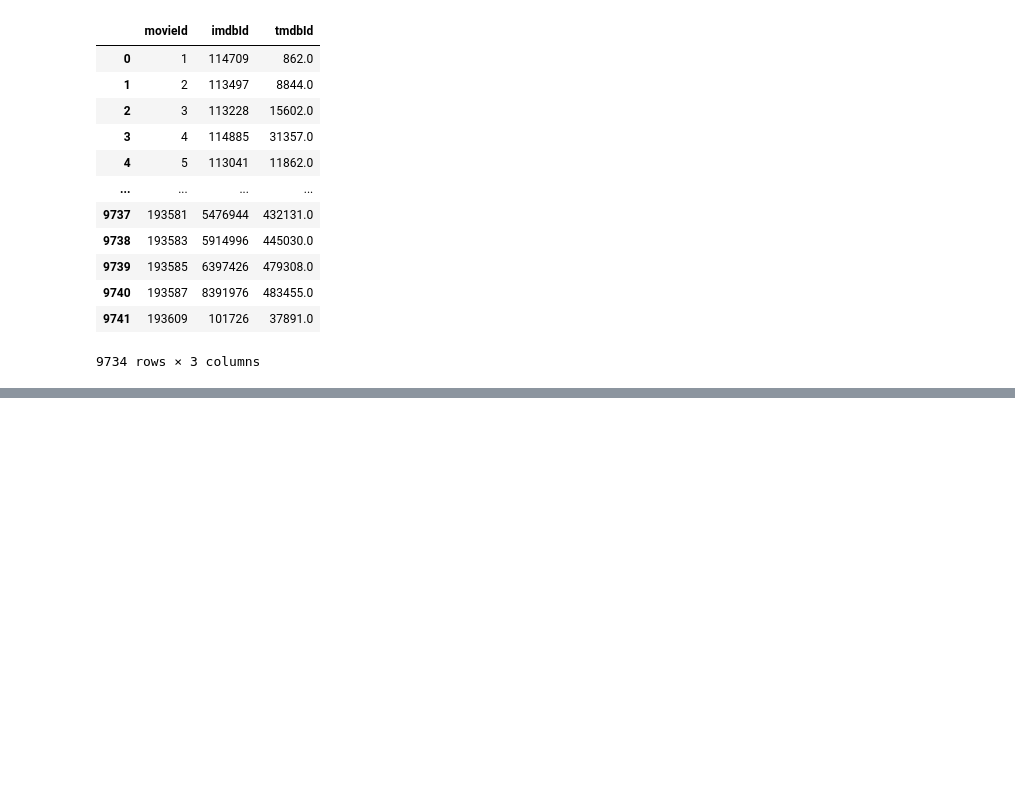
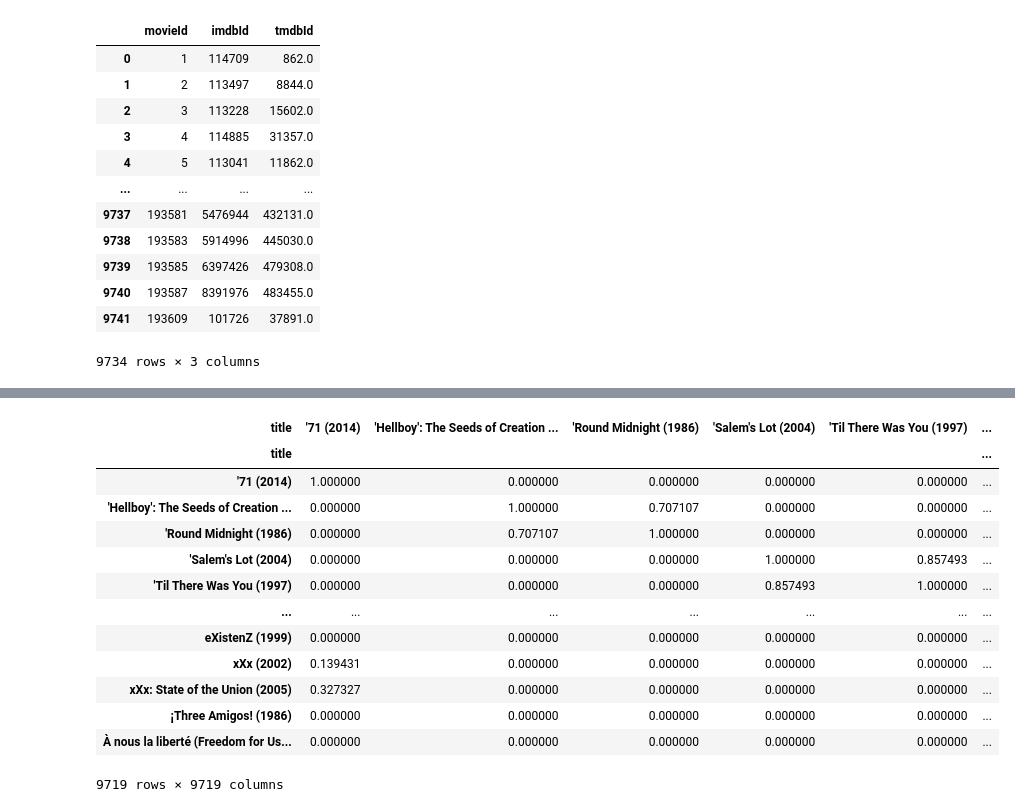
Before and after one commit to Liixxn/MovieMender, a Jupyter notebook: Movielens_recomendador.ipynb, the cells around one changed output, grey strips where cells are left out. Saved outputs shown, nothing was run; the diff lists cells and outputs as text; code cells hidden in the pictures; blank space fills up the shorter version.

```diff
--- a/Movielens_recomendador.ipynb
+++ b/Movielens_recomendador.ipynb
@@ -140,0 +227,4 @@ PermissionError: [Errno 13] Permission denied: 'ss.csv'
+# %%
+#se hace con la transpuesta de la matriz creada anteriormente
+similitud_movies = cosine_similarity(sparse_rating.T)
+similitud_movies
@@ -140,0 +263,18 @@ PermissionError: [Errno 13] Permission denied: 'ss.csv'
+# %%
+df_similitud_movies = pd.DataFrame(similitud_movies, index=ratings_tabe.columns, columns=ratings_tabe.columns)
+df_similitud_movies
+# %% [output]
+| title | '71 (2014) | 'Hellboy': The Seeds of Creation ... | 'Round Midnight (1986) | 'Salem's Lot (2004) | 'Til There Was You (1997) | ... |
+| title |  |  |  |  |  | ... |
+| '71 (2014) | 1.000000 | 0.000000 | 0.000000 | 0.000000 | 0.000000 | ... |
+| 'Hellboy': The Seeds of Creation ... | 0.000000 | 1.000000 | 0.707107 | 0.000000 | 0.000000 | ... |
+| 'Round Midnight (1986) | 0.000000 | 0.707107 | 1.000000 | 0.000000 | 0.000000 | ... |
+| 'Salem's Lot (2004) | 0.000000 | 0.000000 | 0.000000 | 1.000000 | 0.857493 | ... |
+| 'Til There Was You (1997) | 0.000000 | 0.000000 | 0.000000 | 0.857493 | 1.000000 | ... |
+| ... | ... | ... | ... | ... | ... | ... |
+| eXistenZ (1999) | 0.000000 | 0.000000 | 0.000000 | 0.000000 | 0.000000 | ... |
+| xXx (2002) | 0.139431 | 0.000000 | 0.000000 | 0.000000 | 0.000000 | ... |
+| xXx: State of the Union (2005) | 0.327327 | 0.000000 | 0.000000 | 0.000000 | 0.000000 | ... |
+| ¡Three Amigos! (1986) | 0.000000 | 0.000000 | 0.000000 | 0.000000 | 0.000000 | ... |
+| À nous la liberté (Freedom for Us... | 0.000000 | 0.000000 | 0.000000 | 0.000000 | 0.000000 | ... |
+9719 rows × 9719 columns
```
Also changed, not shown: parts of 30 cells of this notebook.
